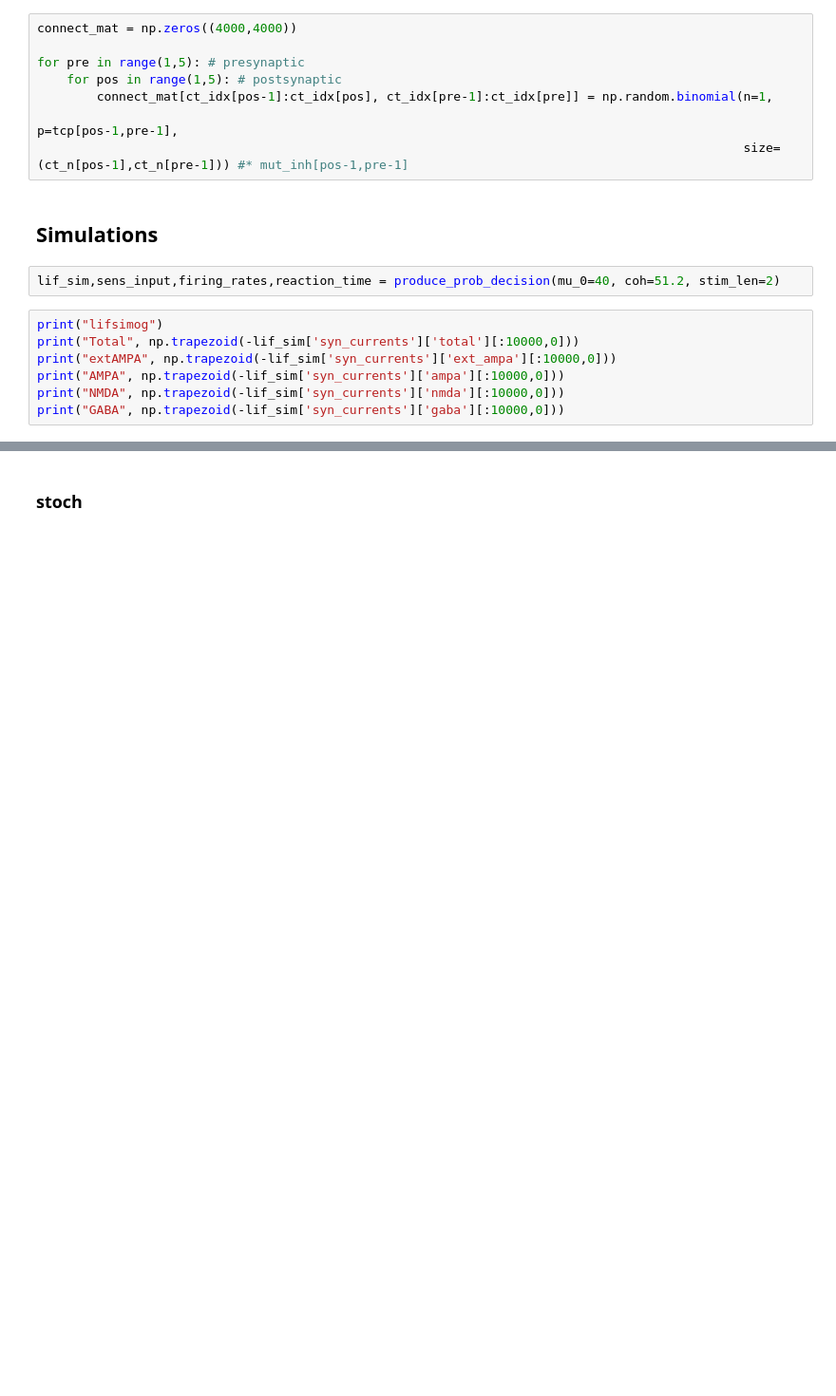
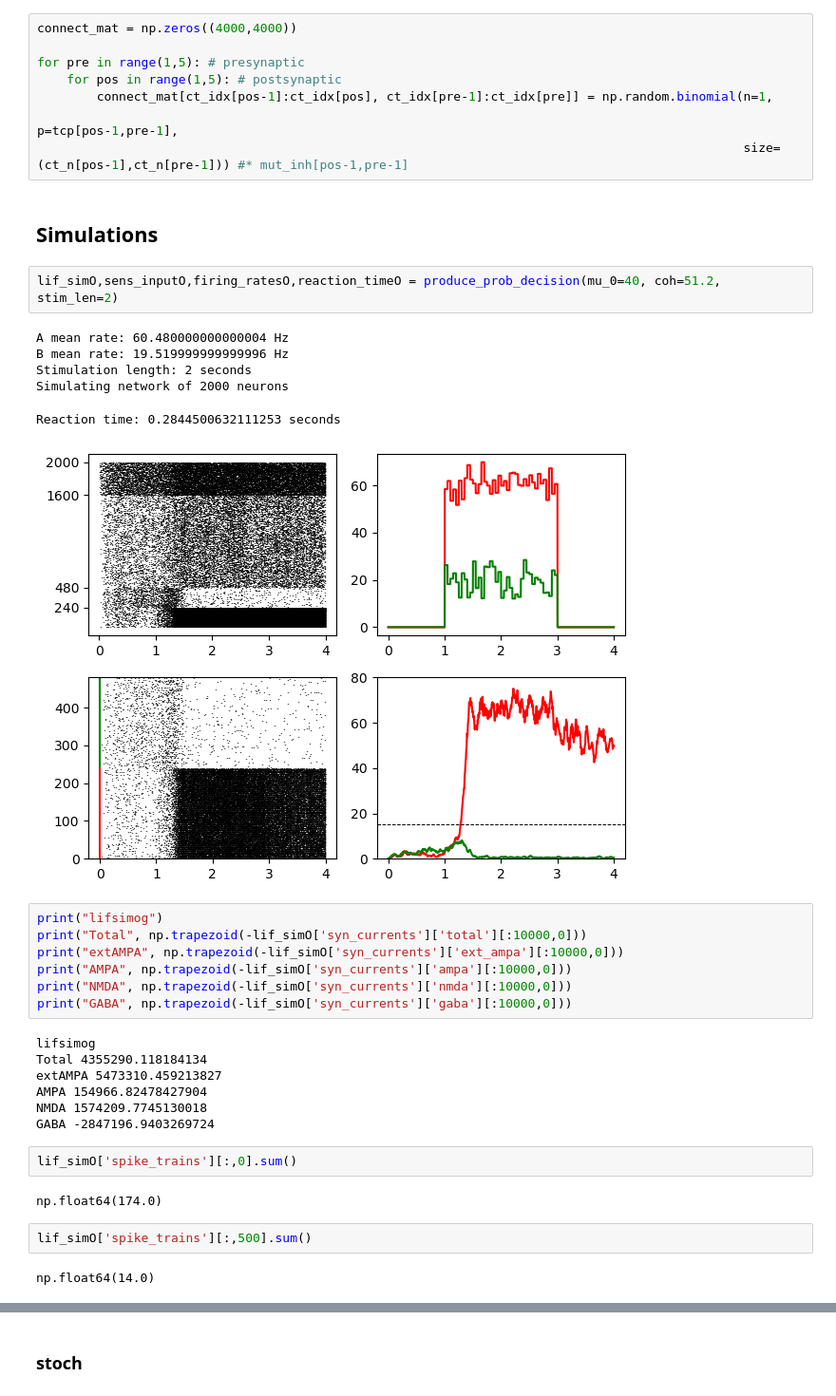
Before and after one commit to mateouma/lif_stochastic_decision, a Jupyter notebook: dec_plots.ipynb, the cells around one changed output, grey strips where cells are left out. Shown at 95% size. Cells and saved outputs as stored; diff of their text form; blank space fills up the shorter version.

Commit message:
got stochastic LIF network to make decisions

```diff
--- a/dec_plots.ipynb
+++ b/dec_plots.ipynb
@@ -91,11 +91,33 @@ for pre in range(1,5): # presynaptic
 # %% [markdown]
 ## Simulations
 # %%
-lif_sim,sens_input,firing_rates,reaction_time = produce_prob_decision(mu_0=40, coh=51.2, stim_len=2)
+lif_simO,sens_inputO,firing_ratesO,reaction_timeO = produce_prob_decision(mu_0=40, coh=51.2, stim_len=2)
+# %% [output]
+A mean rate: 60.480000000000004 Hz
+B mean rate: 19.519999999999996 Hz
+Stimulation length: 2 seconds
+Simulating network of 2000 neurons
+Reaction time: 0.2844500632111253 seconds
+[figure, added]
 # %%
 print("lifsimog")
-print("Total", np.trapezoid(-lif_sim['syn_currents']['total'][:10000,0]))
-print("extAMPA", np.trapezoid(-lif_sim['syn_currents']['ext_ampa'][:10000,0]))
-print("AMPA", np.trapezoid(-lif_sim['syn_currents']['ampa'][:10000,0]))
-print("NMDA", np.trapezoid(-lif_sim['syn_currents']['nmda'][:10000,0]))
-print("GABA", np.trapezoid(-lif_sim['syn_currents']['gaba'][:10000,0]))
+print("Total", np.trapezoid(-lif_simO['syn_currents']['total'][:10000,0]))
+print("extAMPA", np.trapezoid(-lif_simO['syn_currents']['ext_ampa'][:10000,0]))
+print("AMPA", np.trapezoid(-lif_simO['syn_currents']['ampa'][:10000,0]))
+print("NMDA", np.trapezoid(-lif_simO['syn_currents']['nmda'][:10000,0]))
+print("GABA", np.trapezoid(-lif_simO['syn_currents']['gaba'][:10000,0]))
+# %% [output]
+lifsimog
+Total 4355290.118184134
+extAMPA 5473310.459213827
+AMPA 154966.82478427904
+NMDA 1574209.7745130018
+GABA -2847196.9403269724
+# %%
+lif_simO['spike_trains'][:,0].sum()
+# %% [output]
+np.float64(174.0)
+# %%
+lif_simO['spike_trains'][:,500].sum()
+# %% [output]
+np.float64(14.0)
```
Also changed, not shown: parts of 8 cells of this notebook, 2 other files.
